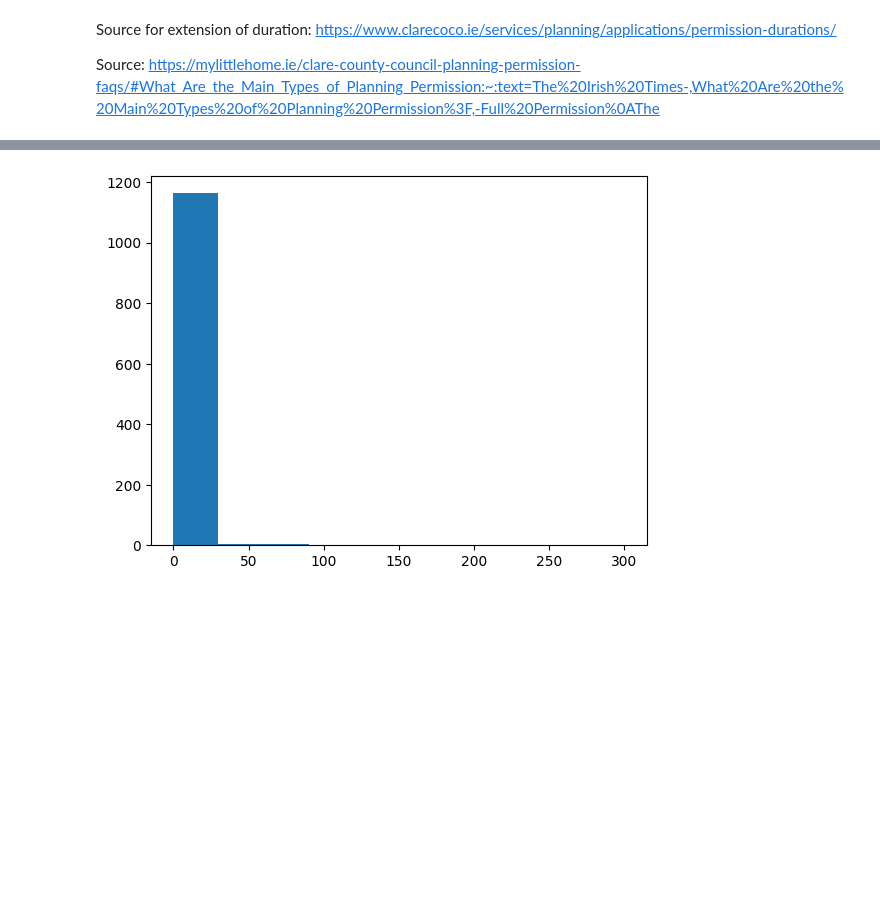
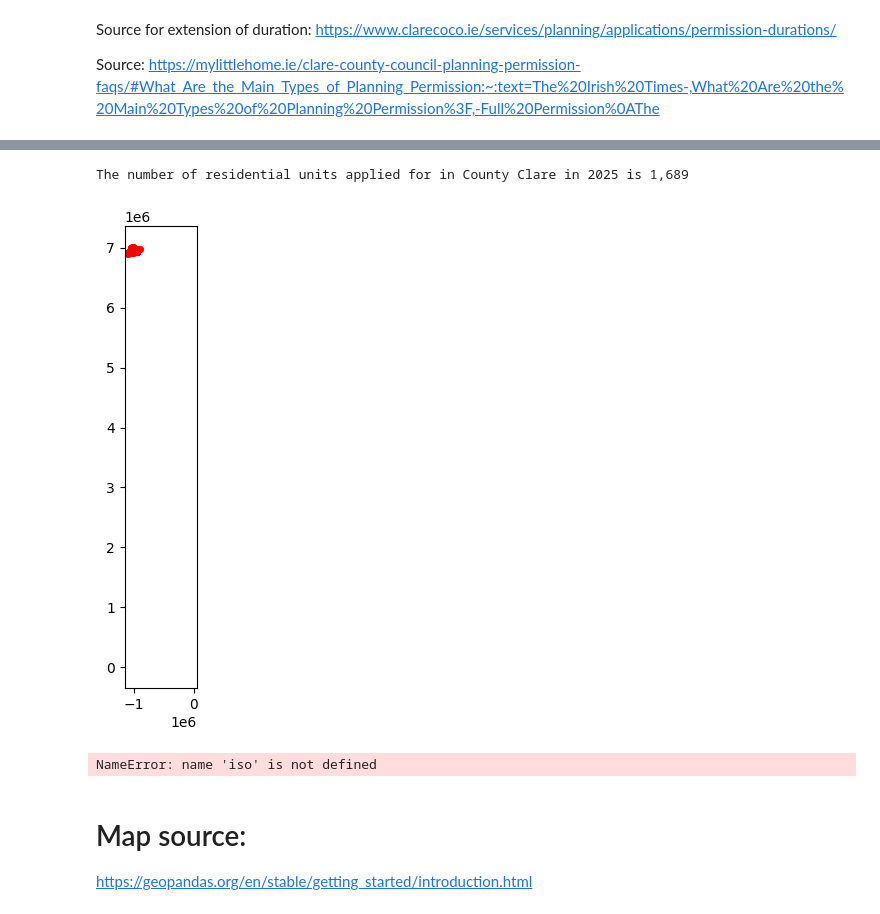
Before and after one commit to FaolanH/programming-for-data-analytics, a Jupyter notebook: pfda-project/project.ipynb, the cells around one changed output, grey strips where cells are left out. Saved outputs shown, nothing was run; the diff lists cells and outputs as text; code cells hidden in the pictures; blank space fills up the shorter version.

```diff
--- a/pfda-project/project.ipynb
+++ b/pfda-project/project.ipynb
@@ -128,6 +139,23 @@ Source: https://mylittlehome.ie/clare-county-council-planning-permission-faqs/#W
 # %%
-x = df['NumResidentialUnits']
-plt.hist(x)
-plt.show()
+# The sum of Residential units applied for
+x = sum(df['NumResidentialUnits'])
+print (f"The number of residential units applied for in County Clare in 2025 is {x:,}")
 # %% [output]
-[figure, removed]
+The number of residential units applied for in County Clare in 2025 is 1,689
+# %%
+## source:https://stackoverflow.com/questions/53233228/plot-latitude-longitude-from-csv-in-python-3-6
+
+from shapely.geometry import Point
+import geopandas as gpd
+from geopandas import GeoDataFrame
+import geodatasets
+
+geometry = [Point(xy) for xy in zip(df['x'], df['y'])]
+gdf = GeoDataFrame(df, geometry=geometry)
+
+#this is a simple map that goes with geopandas
+# deprecated: world = gpd.read_file(gpd.datasets.get_path('naturalearth_lowres'))
+world = gpd.read_file(geodatasets.data.naturalearth.land['url'])
+gdf.plot(ax=world.plot(figsize=(10, 6)), marker='o', color='red', markersize=15);
+# %% [output]
+[figure, added]
@@ -133,0 +185,13 @@ plt.show()
+# %%
+#https://www.datacamp.com/tutorial/making-map-in-python-using-plotly-library-guide
+
+import plotly.express as px
+
+iso.alpha = 'IE'
+# Create basic choropleth map
+fig = px.choropleth(df, locations=iso.alpha, color='gdpPercap', hover_name='country',
+                    projection='natural earth', animation_frame='year',
+                    title='GDP per Capita by Country')
+fig.show()
+# %% [output]
+NameError: name 'iso' is not defined
@@ -133,0 +201,4 @@ plt.show()
+# %% [markdown]
+# Map source:
+
+https://geopandas.org/en/stable/getting_started/introduction.html
```
Also changed, not shown: parts of 5 cells of this notebook, 1 other file.
